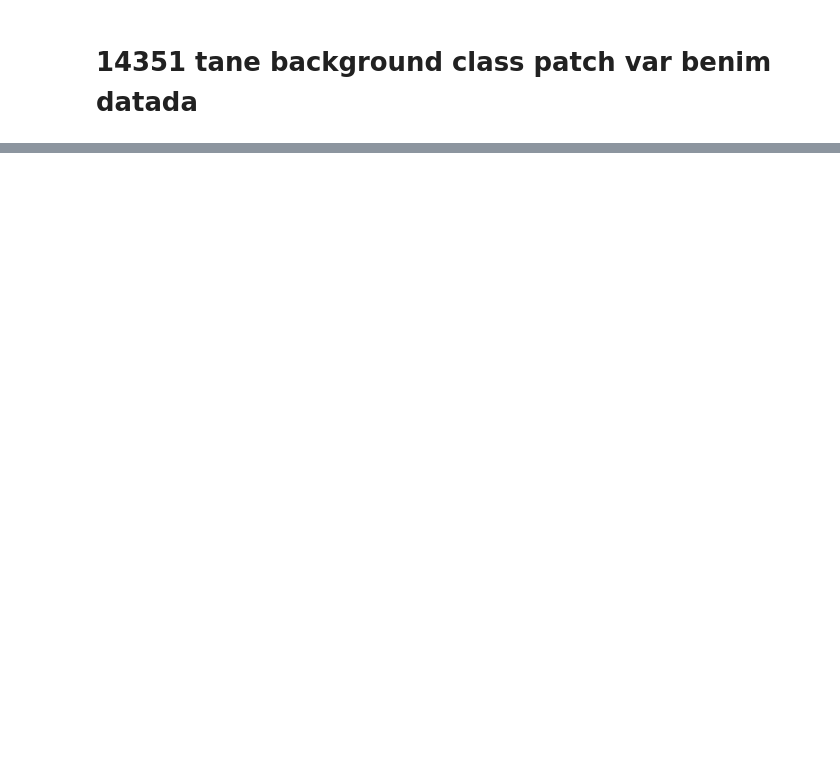
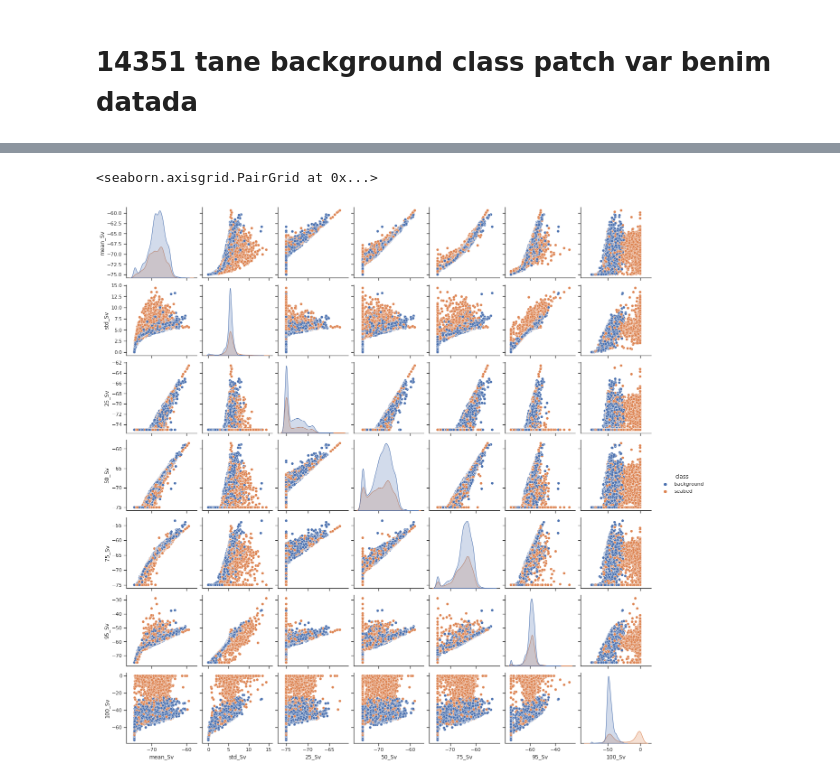
Before and after one commit to ahmetpala/UNET-Sampling, a Jupyter notebook: crimac_unet/Background Sampler.ipynb, the cells around one changed output, grey strips where cells are left out. Cells and saved outputs as stored; diff of their text form; code cells hidden in the pictures; blank space fills up the shorter version.

```diff
--- a/crimac_unet/Background Sampler.ipynb
+++ b/crimac_unet/Background Sampler.ipynb
@@ -190,0 +421,19 @@ mean Sandeel Sv = nan  median Sandeel Sv = nan
+# %%
+# Class Label Assignment
+pdata['class'] = 'background'
+pdata.loc[(pdata['nop_other']>0) & (pdata['nop_sandeel']==0)
+          & (pdata['nop_below_seabed']==0), 'class'] = 'other'
+pdata.loc[(pdata['nop_other']==0) & (pdata['nop_sandeel']>0)
+          & (pdata['nop_below_seabed']==0), 'class'] = 'sandeel'
+pdata.loc[(pdata['nop_other']==0) & (pdata['nop_sandeel']==0)
+          & (pdata['nop_below_seabed']>0) & (pdata['nop_below_seabed']!=256*256), 'class'] = 'seabed'
+pdata.loc[(pdata['nop_other']==0) & (pdata['nop_sandeel']>0)
+          & (pdata['nop_below_seabed']>0) & (pdata['nop_below_seabed']!=256*256), 'class'] = 'seabed_sandeel'
+pdata.loc[(pdata['nop_other']>0) & (pdata['nop_sandeel']==0)
+          & (pdata['nop_below_seabed']>0) & (pdata['nop_below_seabed']!=256*256), 'class'] = 'seabed_other'
+pdata.loc[(pdata['nop_other']>0) & (pdata['nop_sandeel']>0)
+          & (pdata['nop_below_seabed']==0), 'class'] = 'sandeel_other'
+pdata.loc[(pdata['nop_other']>0) & (pdata['nop_sandeel']>0)
+          & (pdata['nop_below_seabed']>0) & (pdata['nop_below_seabed']!=256*256), 'class'] = 'seabed_sandeel_other'
+
+pdata[pdata['class']=='seabed']
@@ -190,0 +454,11 @@ mean Sandeel Sv = nan  median Sandeel Sv = nan
+# %%
+sns.set_theme(style="ticks")
+columns = ['mean_Sv', 'std_Sv', '25_Sv', '50_Sv', '75_Sv', '95_Sv', '100_Sv', 'class']
+filt = (pdata['class'] == 'background') | (pdata['class'] == 'seabed')
+sns.pairplot(pdata[filt][columns], hue="class")
+
+# Explanation: The distribution of the patches with only background, and patches containing seabed
+# It seems they are distinguishable ( with std, 95% and 100% percentiles)
+# %% [output]
+<seaborn.axisgrid.PairGrid at 0x...>
+[figure, added]
```
Also changed, not shown: parts of 19 cells of this notebook, 2 other files.
